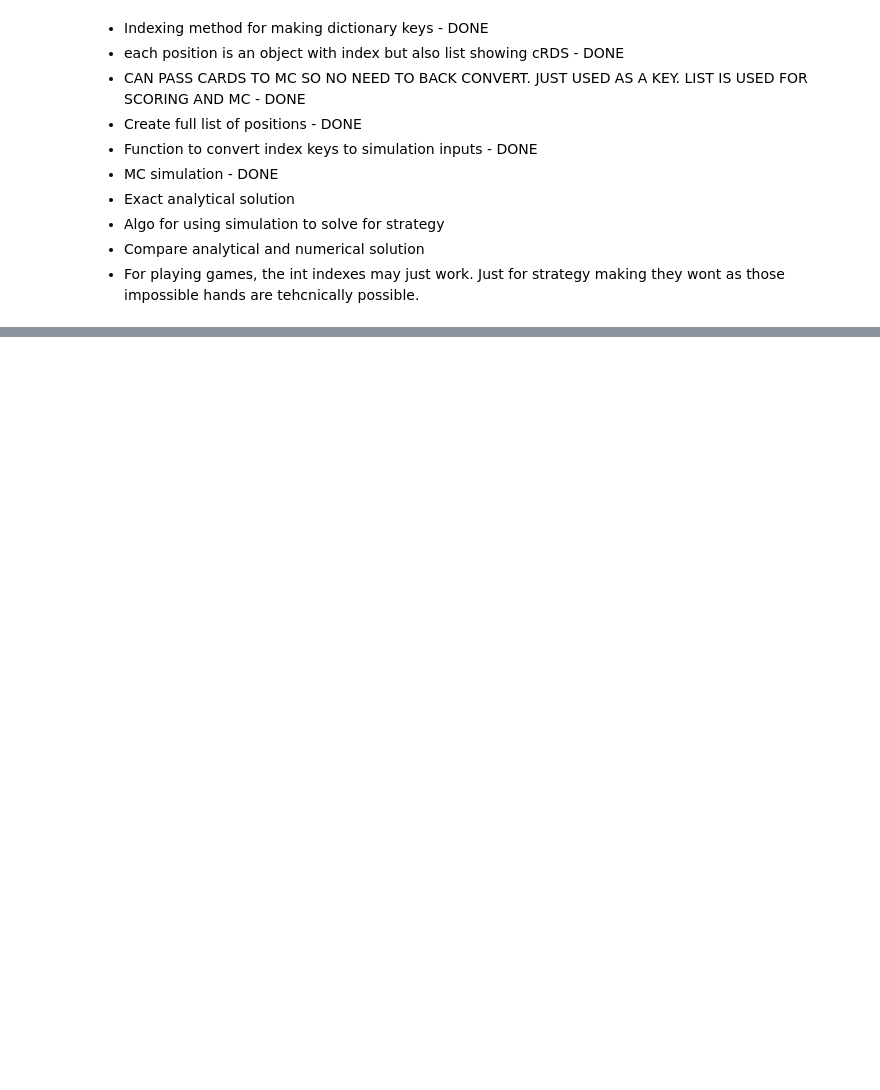
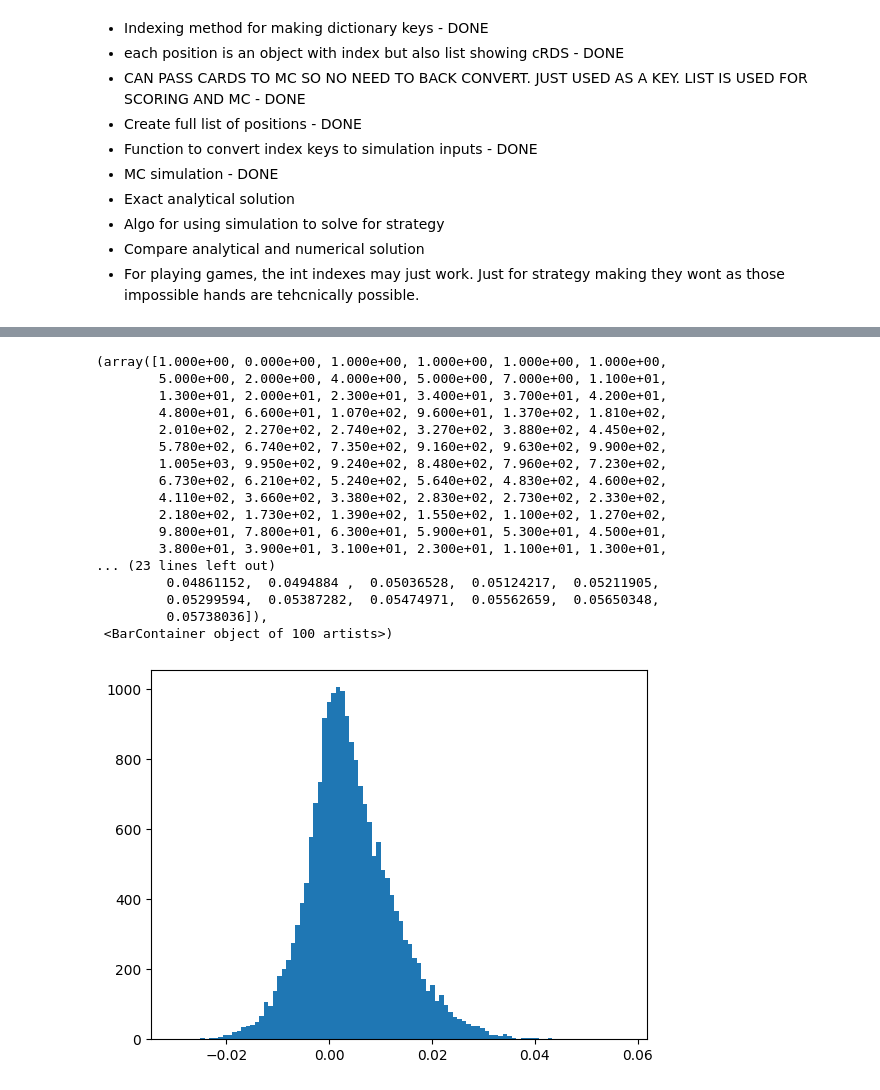
Before and after one commit to leongill1/Blackjack-Python, a Jupyter notebook: BlackjackP.ipynb, the cells around one changed output, grey strips where cells are left out. Drawn from its saved outputs; the diff is of its cells as text; code cells hidden in the pictures; blank space fills up the shorter version.

```diff
--- a/BlackjackP.ipynb
+++ b/BlackjackP.ipynb
@@ -71,0 +244,21 @@ def getPositions(decks = 1):
+# %%
+plt.hist(errors, bins = 100)
+# %% [output]
+(array([1.000e+00, 0.000e+00, 1.000e+00, 1.000e+00, 1.000e+00, 1.000e+00,
+        5.000e+00, 2.000e+00, 4.000e+00, 5.000e+00, 7.000e+00, 1.100e+01,
+        1.300e+01, 2.000e+01, 2.300e+01, 3.400e+01, 3.700e+01, 4.200e+01,
+        4.800e+01, 6.600e+01, 1.070e+02, 9.600e+01, 1.370e+02, 1.810e+02,
+        2.010e+02, 2.270e+02, 2.740e+02, 3.270e+02, 3.880e+02, 4.450e+02,
+        5.780e+02, 6.740e+02, 7.350e+02, 9.160e+02, 9.630e+02, 9.900e+02,
+        1.005e+03, 9.950e+02, 9.240e+02, 8.480e+02, 7.960e+02, 7.230e+02,
+        6.730e+02, 6.210e+02, 5.240e+02, 5.640e+02, 4.830e+02, 4.600e+02,
+        4.110e+02, 3.660e+02, 3.380e+02, 2.830e+02, 2.730e+02, 2.330e+02,
+        2.180e+02, 1.730e+02, 1.390e+02, 1.550e+02, 1.100e+02, 1.270e+02,
+        9.800e+01, 7.800e+01, 6.300e+01, 5.900e+01, 5.300e+01, 4.500e+01,
+        3.800e+01, 3.900e+01, 3.100e+01, 2.300e+01, 1.100e+01, 1.300e+01,
+... (23 lines left out)
+         0.04861152,  0.0494884 ,  0.05036528,  0.05124217,  0.05211905,
+         0.05299594,  0.05387282,  0.05474971,  0.05562659,  0.05650348,
+         0.05738036]),
+ <BarContainer object of 100 artists>)
+[figure, added]
```
Also changed, not shown: parts of 28 cells of this notebook.
